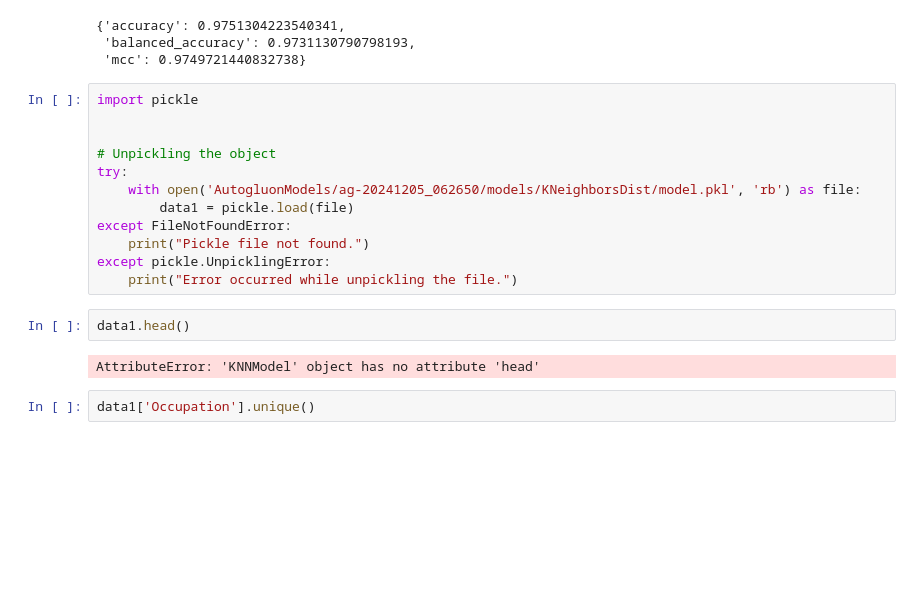
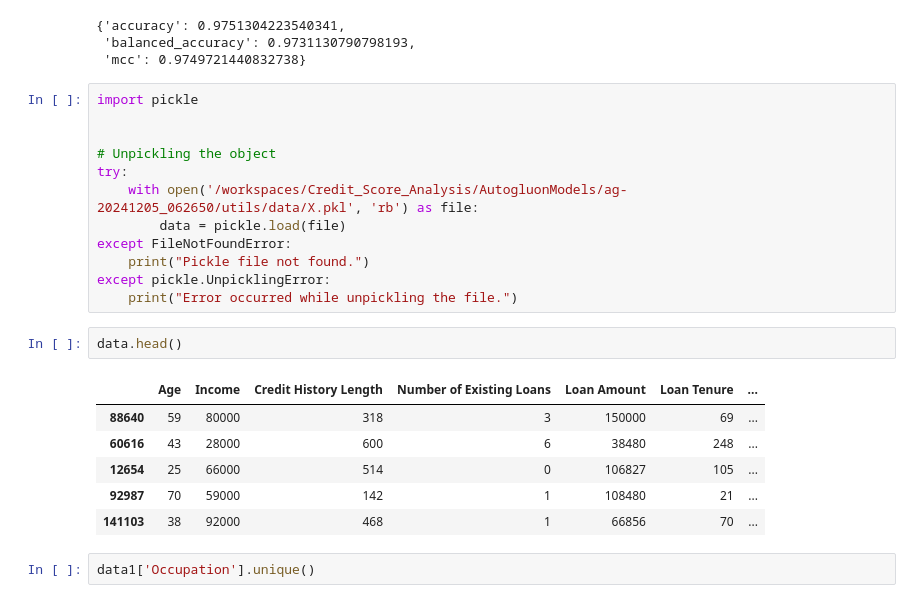
Before and after one commit to pratikesh3232/Credit_Score_Analysis, a Jupyter notebook: notebookb13a999c87.ipynb, the cells around one changed output. Saved outputs shown, nothing was run; the diff lists cells and outputs as text; blank space fills up the shorter version.

```diff
--- a/notebookb13a999c87.ipynb
+++ b/notebookb13a999c87.ipynb
@@ -126,16 +126,21 @@ import pickle
 
 # Unpickling the object
 try:
-    with open('AutogluonModels/ag-20241205_062650/models/KNeighborsDist/model.pkl', 'rb') as file:
-        data1 = pickle.load(file)
+    with open('/workspaces/Credit_Score_Analysis/AutogluonModels/ag-20241205_062650/utils/data/X.pkl', 'rb') as file:
+        data = pickle.load(file)
 except FileNotFoundError:
     print("Pickle file not found.")
 except pickle.UnpicklingError:
     print("Error occurred while unpickling the file.")
 # %%
-data1.head()
+data.head()
 # %% [output]
-AttributeError: 'KNNModel' object has no attribute 'head'
+|  | Age | Income | Credit History Length | Number of Existing Loans | Loan Amount | Loan Tenure | ... |
+| 88640 | 59 | 80000 | 318 | 3 | 150000 | 69 | ... |
+| 60616 | 43 | 28000 | 600 | 6 | 38480 | 248 | ... |
+| 12654 | 25 | 66000 | 514 | 0 | 106827 | 105 | ... |
+| 92987 | 70 | 59000 | 142 | 1 | 108480 | 21 | ... |
+| 141103 | 38 | 92000 | 468 | 1 | 66856 | 70 | ... |
 # %%
 data1['Occupation'].unique()
 # %% [output]
```
